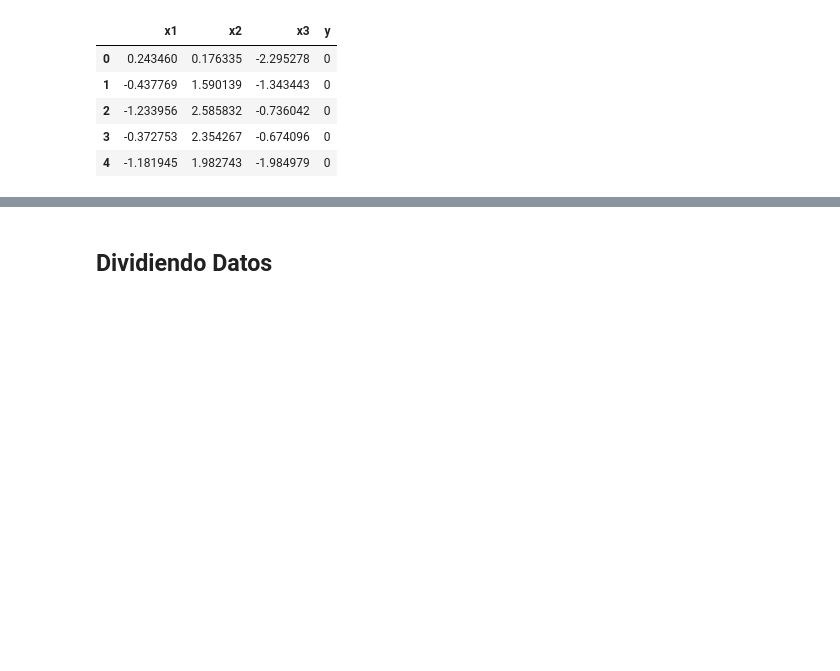
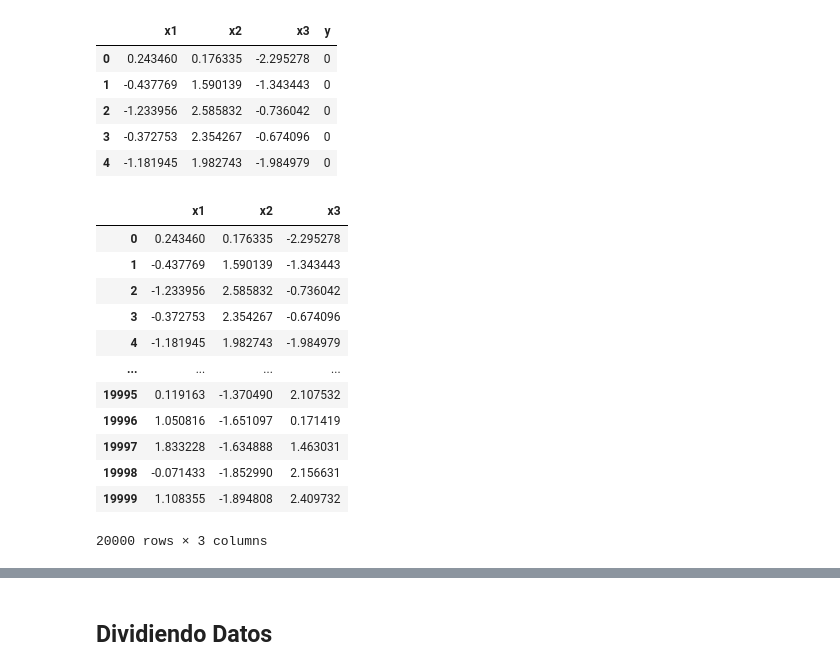
Before and after one commit to VictorHugoBorrayo/Intro_DS-ML, a Jupyter notebook: models/perceptron.ipynb, the cells around one changed output, grey strips where cells are left out. Drawn from its saved outputs; the diff is of its cells as text; code cells hidden in the pictures; blank space fills up the shorter version.

```diff
--- a/models/perceptron.ipynb
+++ b/models/perceptron.ipynb
@@ -97,3 +97,19 @@ Shape: (20000, 4)
 | 2 | -1.233956 | 2.585832 | -0.736042 | 0 |
 | 3 | -0.372753 | 2.354267 | -0.674096 | 0 |
 | 4 | -1.181945 | 1.982743 | -1.984979 | 0 |
+# %%
+X
+# %% [output]
+|  | x1 | x2 | x3 |
+| 0 | 0.243460 | 0.176335 | -2.295278 |
+| 1 | -0.437769 | 1.590139 | -1.343443 |
+| 2 | -1.233956 | 2.585832 | -0.736042 |
+| 3 | -0.372753 | 2.354267 | -0.674096 |
+| 4 | -1.181945 | 1.982743 | -1.984979 |
+| ... | ... | ... | ... |
+| 19995 | 0.119163 | -1.370490 | 2.107532 |
+| 19996 | 1.050816 | -1.651097 | 0.171419 |
+| 19997 | 1.833228 | -1.634888 | 1.463031 |
+| 19998 | -0.071433 | -1.852990 | 2.156631 |
+| 19999 | 1.108355 | -1.894808 | 2.409732 |
+20000 rows × 3 columns
```
Also changed, not shown: parts of 3 cells of this notebook, 3 other files.
